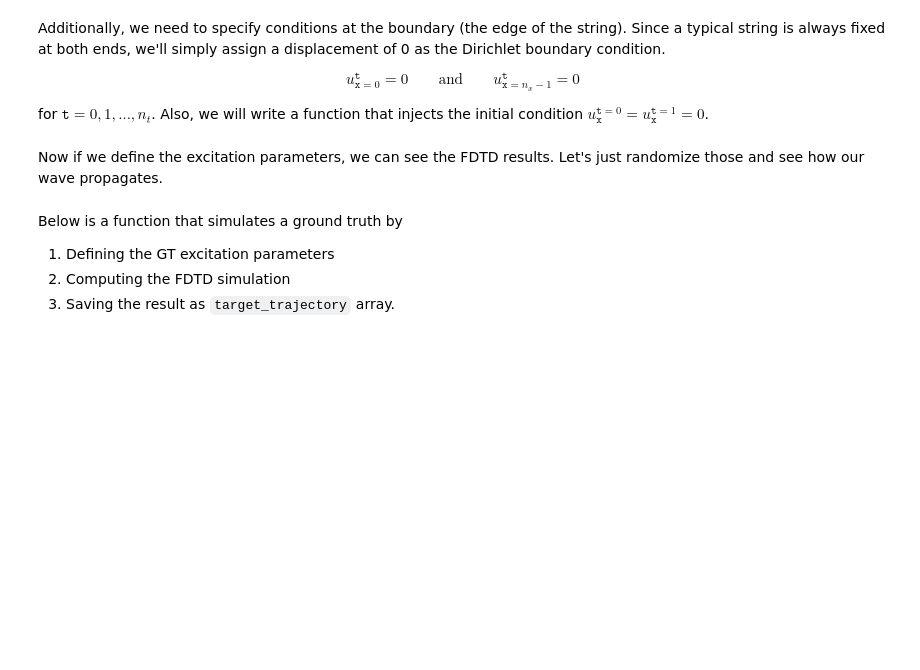
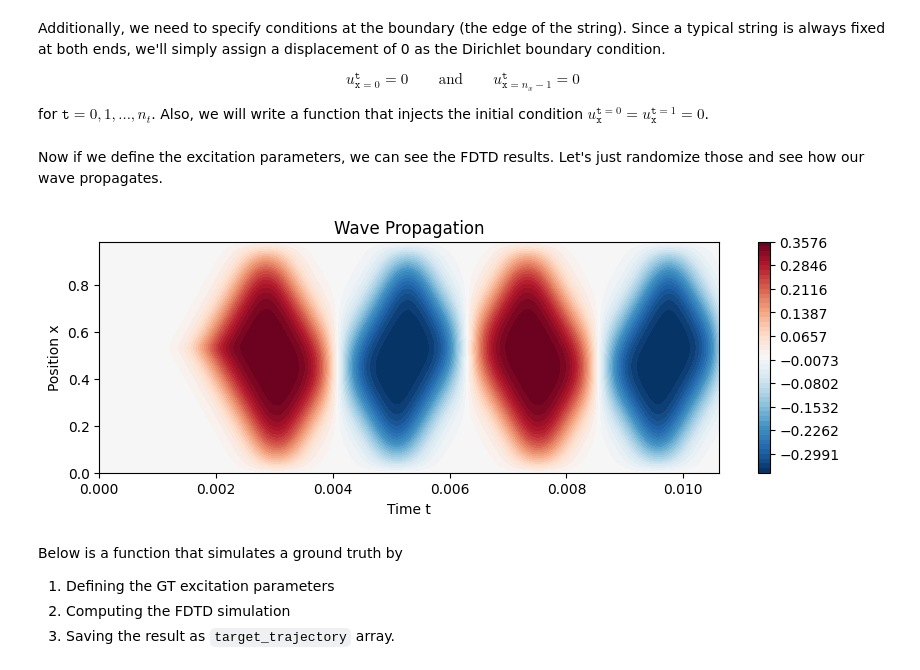
Before and after one commit to ismir-physical-modeling/tutorial-notebooks, a Jupyter notebook: part4/forced_string_1d.ipynb, the cells around one changed output. Saved outputs shown, nothing was run; the diff lists cells and outputs as text; code cells hidden in the pictures; blank space fills up the shorter version.

```diff
--- a/part4/forced_string_1d.ipynb
+++ b/part4/forced_string_1d.ipynb
@@ -108,18 +117,21 @@ grad_clip = 1.0
 # %%
+#==============================
+# Derived Variables
+#==============================
 # Define range for random initializing the force
-force_pos_randomizer  = lambda : np.random.uniform(0.1 * total_length, 0.9 * total_length) / max_pos
-force_time_randomizer = lambda : np.random.uniform(nt//10 * dt, max_tau / 5) / max_tau
-force_std_randomizer  = lambda : np.random.uniform(dt, max_std) / max_std
+force_x_F_randomizer = lambda : np.random.uniform(0.1 * total_length, 0.9 * total_length) / max_x_F
+force_t_F_randomizer = lambda : np.random.uniform(nt//10 * dt, max_t_F / 5) / max_t_F
+force_tau_randomizer = lambda : np.random.uniform(dt, max_tau) / max_tau
 
 # True force parameters (for target generation)
-truth_force_pos  = force_pos_randomizer()  # Target position (x_F)
-truth_force_time = force_time_randomizer() # Target time (t_F)
-truth_force_std  = force_std_randomizer()  # Target duration (σ_F)
+truth_force_x_F = force_x_F_randomizer()  # Target position (x_F)
+truth_force_t_F = force_t_F_randomizer() # Target time (t_F)
+truth_force_tau = force_tau_randomizer() # Target duration (\tau)
 
 # External force parameters: parameters to be optimized (force position and time Gaussian)
-force_pos = ti.field(ti.f32, shape=(), needs_grad=True)   # Force position (m)
-force_time = ti.field(ti.f32, shape=(), needs_grad=True)  # Force time (time-step units)
-force_std = ti.field(ti.f32, shape=(), needs_grad=True)   # Force duration (time-step units)
+force_x_F = ti.field(ti.f32, shape=(), needs_grad=True)   # Force position (m)
+force_t_F = ti.field(ti.f32, shape=(), needs_grad=True)  # Force time (time-step units)
+force_tau = ti.field(ti.f32, shape=(), needs_grad=True)   # Force duration (time-step units)
 
 # Fields with gradients enabled for optimization variables
 u = ti.field(ti.f32, shape=(nx, nt), needs_grad=True)    # Displacement field u(x,t)
@@ -162,19 +174,19 @@ def fdtd_step(t: ti.i32):
     for i in range(1, nx - 1):
         # Spatial Gaussian distribution
         x_i = i * dx
-        diff = x_i - force_pos[None] * max_pos # let force_pos be normalized
+        diff = x_i - force_x_F[None] * max_x_F # let force_x_F be normalized
         spatial_w = ti.exp(-diff * diff / (2 * sigma * sigma))
-        # Temporal Gaussian distribution (mean at force_time, std force_std)
+        # Temporal Gaussian distribution (mean at force_t_F, std by force_tau)
         time_idx = t - 1
-        dt_diff = time_idx - force_time[None] / dt * max_tau # let force_pos be normalized
-        std_dt = force_std[None] / dt * max_std # let force_std be normalized
+        dt_diff = time_idx - force_t_F[None] / dt * max_t_F # let force_x_F be normalized
+        std_dt = force_tau[None] / dt * max_tau # let force_tau be normalized
         temporal_w = ti.exp(-dt_diff * dt_diff / (2 * std_dt * std_dt))
         f_val = spatial_w * temporal_w
         # Update using SRL
         Lp = u[i + 1, t - 1] - 2.0 * u[i, t - 1] + u[i - 1, t - 1]
         u[i, t] = 2.0 * u[i, t - 1] - u[i, t - 2] \
                 + r_squared * Lp \
-                + dt2_mag * f_val # This term is the only difference from `simple_fdtd_step`
+                + dt2_mag * f_val # This term is the only difference we have compared to `simple_fdtd_step()`
 # %% [markdown]
 Additionally, we need to specify conditions at the boundary (the edge of the string). Since a typical string is always fixed at both ends, we'll simply assign a displacement of 0 as the Dirichlet boundary condition.
 
@@ -205,39 +217,41 @@ def fdtd_simulation():
 Now if we define the excitation parameters, we can see the FDTD results. Let's just randomize those and see how our wave propagates.
 # %%
 # Give any randomized forcing space/time function
-force_pos[None]  = force_pos_randomizer()
-force_time[None] = force_time_randomizer()
-force_std[None]  = force_std_randomizer()
+force_x_F[None] = force_x_F_randomizer()
+force_t_F[None] = force_t_F_randomizer()
+force_tau[None] = force_tau_randomizer()
 fdtd_simulation()
 
 u_data = u.to_numpy()
 x_coords = np.linspace(0, (nx-1) * dx, nx)
 t_coords = np.linspace(0, (nt-1) * dt, nt)
 T, X = np.meshgrid(t_coords, x_coords)
 
 levels = np.linspace(u_data.min(), u_data.max(), 50)
 
 plt.figure(figsize=(10, 3))
 contour = plt.contourf(T, X, u_data, levels=levels, cmap='RdBu_r')
 plt.xlabel('Time t')
 plt.ylabel('Position x')
 plt.title('Wave Propagation')
 plt.colorbar(contour)
 
 if False:
     import librosa, librosa.display
     from IPython.display import Audio, display
     audio = u_data[nx//2,:]
     sr = int(1/dt)
     display(Audio(audio, rate=sr))
     plt.figure(figsize=(5, 3))
     n_fft = min(len(audio) // 4, 2048)
     D = librosa.amplitude_to_db(np.abs(librosa.stft(audio, n_fft=n_fft)), ref=np.max)
     librosa.display.specshow(D, y_axis='log', x_axis='time', sr=sr)
     plt.axhline(y=f0, color='r', linestyle='--', linewidth=2)
     plt.colorbar()
     plt.title('Spectrogram')
     plt.show()
+# %% [output]
+[figure, added]
 # %% [markdown]
 Below is a function that simulates a ground truth by
 1. Defining the GT excitation parameters
```
Also changed, not shown: parts of 13 cells of this notebook.
